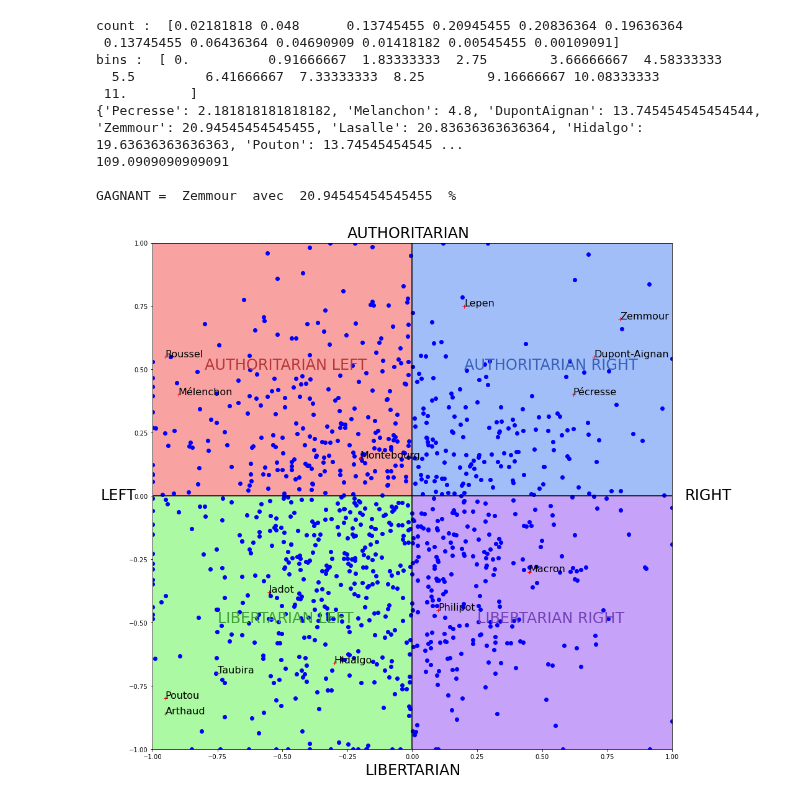
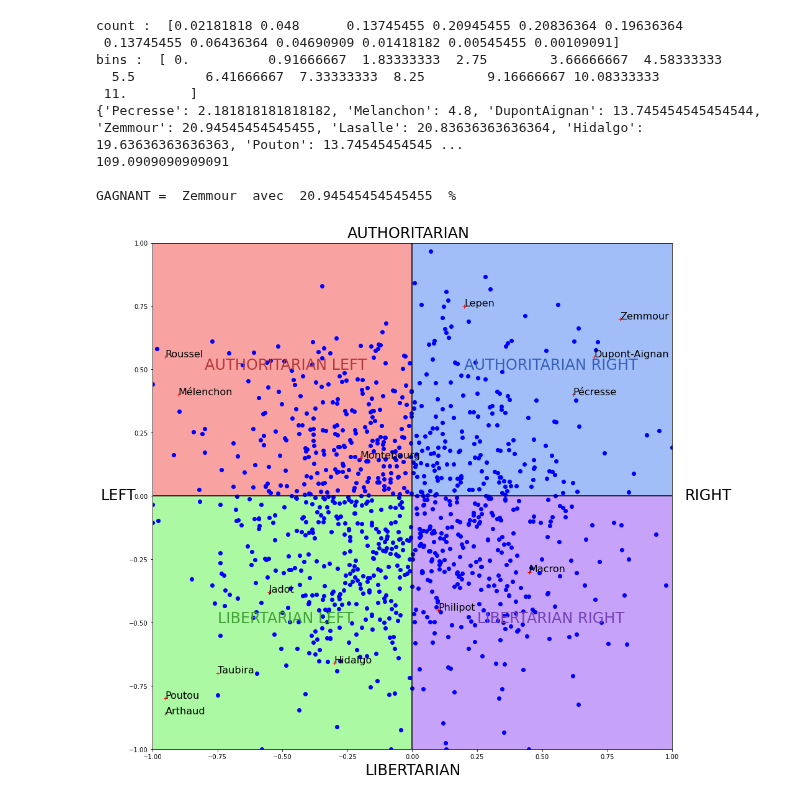
Before and after one commit to Naghan1132/Comparison-of-winners-of-elections-with-different-voting-methods, a Jupyter notebook: recherche.ipynb, the cells around one changed output. Cells and saved outputs as stored; diff of their text form; code cells hidden in the pictures.

Commit message:
correction loi bêta, les points ne sont plus vers la gauche

```diff
--- a/recherche.ipynb
+++ b/recherche.ipynb
@@ -87,0 +59,27 @@ plt.show()
+# %%
+#Ici, on utilise 2*np.random.beta(alpha, beta, 100) -1 pour mapper les valeurs générées entre [0,1] à [-1,1]
+
+#Si vous souhaitez plutôt avoir un tableau de coordonnées vous pourriez utiliser numpy.column_stack pour
+#regrouper x, y en un tableau avec la shape (100,2) ou utiliser numpy.vstack pour stacker x et y horizontalement.
+
+import matplotlib.pyplot as plt
+
+alpha, beta = 4.5, 5 # jouer avec les paramètres
+
+x = 2*np.random.beta(alpha, beta, 1000) - 1
+y = 2*np.random.beta(alpha, beta, 1000) - 1
+
+points = np.column_stack((x,y))
+points += [0,0]
+
+#Si vous voulez s'assurer que tous les points se trouvent bien
+#dans l'intervalle [-1,1] vous pouvez utiliser la méthode numpy.clip
+#pour limiter les coordonnées dans cet intervalle :
+points = np.clip(points, -1, 1)
+
+
+plt.scatter(points[:, 0], points[:, 1])
+plt.xlabel('x')
+plt.ylabel('y')
+plt.title('Coordonnées aléatoires autour de (0,0) suivant une loi beta')
+plt.show()
@@ -160,20 +160,21 @@ def drawCompass(dic,listeCoord,nombre_votants):
     ax = fig.add_subplot(111)
 
     # Loi Bêta :
-    alpha, beta = 4, 5 # jouer avec les paramètres
+    alpha, beta = 5, 5 # jouer avec les paramètres
 
     x = 2*np.random.beta(alpha, beta, nombre_votants) - 1
     y = 2*np.random.beta(alpha, beta, nombre_votants) - 1
     points = np.column_stack((x,y))
 
     for i in range(0,nombre_votants): # on rajoute ou enlève un peu => points moins centrés
-        offset1 = random.uniform(-0.8, 0.8) # plus on augment la borne, plus c'est dispersé
-        offset2 = random.uniform(-0.8, 0.8)
+        offset1 = random.uniform(-0.5,0.5) # plus on augment la borne, plus c'est dispersé
+        offset2 = random.uniform(-0.5,0.5)
         offset_x = (np.random.rand(1)*2-1)*offset1
         offset_y = (np.random.rand(1)*2-1)*offset2
 
         points[i][0] += offset_x
         points[i][1] += offset_y
+        #pass
 
     points = np.clip(points, -1, 1) # pour limiter les points en dehors du graph
 
@@ -206,34 +207,34 @@ def drawCompass(dic,listeCoord,nombre_votants):
     plt.axhline(y = 0, color = 'black', linestyle = '-')
     plt.vlines(x = 0, ymin=-1, ymax=1,color = 'black', linestyle = '-')
 
     # COLORS RECTANGLE
     rect1 = Rectangle((0,0),-1,-1,color ='#abf9a2')
     rect2 = Rectangle((0,0),-1,1,color ='#f9a2a2')
     rect3 = Rectangle((0,0),1,1,color ='#a2bef9')
     rect4 = Rectangle((0,0),1,-1,color ='#c7a2f9')
     ax.add_patch(rect1)
     ax.add_patch(rect2)
     ax.add_patch(rect3)
     ax.add_patch(rect4)
 
     plt.xlim([-1,1])
     plt.ylim([-1,1])
 
     #faire les fleches
     #arrowed_spines(fig, ax)
 
     plt.show()
 
 
 # Simuler l'opinion politiques des candidats et donc leurs préférences parmit les candidats
 def distanceEuclidienne(coord1,coord2):
     x1,y1 = coord1
     x2,y2 = coord2
     return math.sqrt(pow(x2-x1,2)+pow(y2-y1,2))
 
 drawCompass(dic,listeCoord,nombre_votants)
 # %% [output]
-[figure, old version]
+[figure, new version]
 # %%
 # LES DIFFÉRENTES MÉTHODES DE VOTES IMPLÉMENTÉES :
 
```
Also changed, not shown: parts of 4 cells of this notebook.
